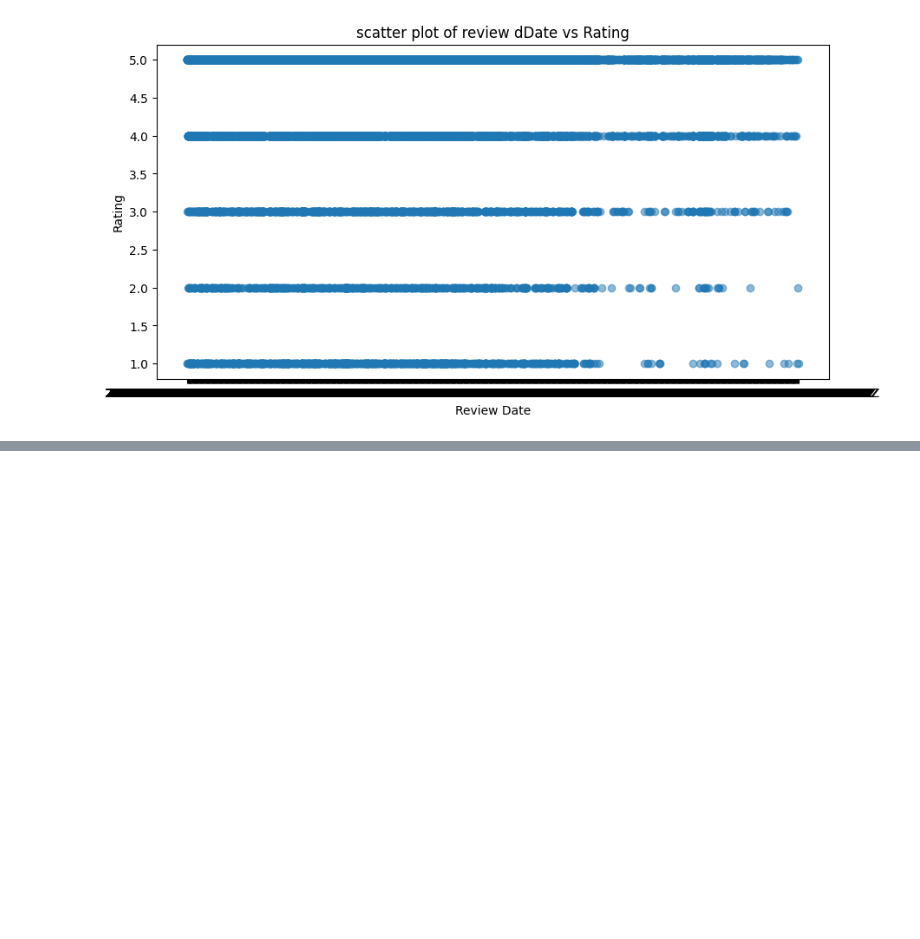
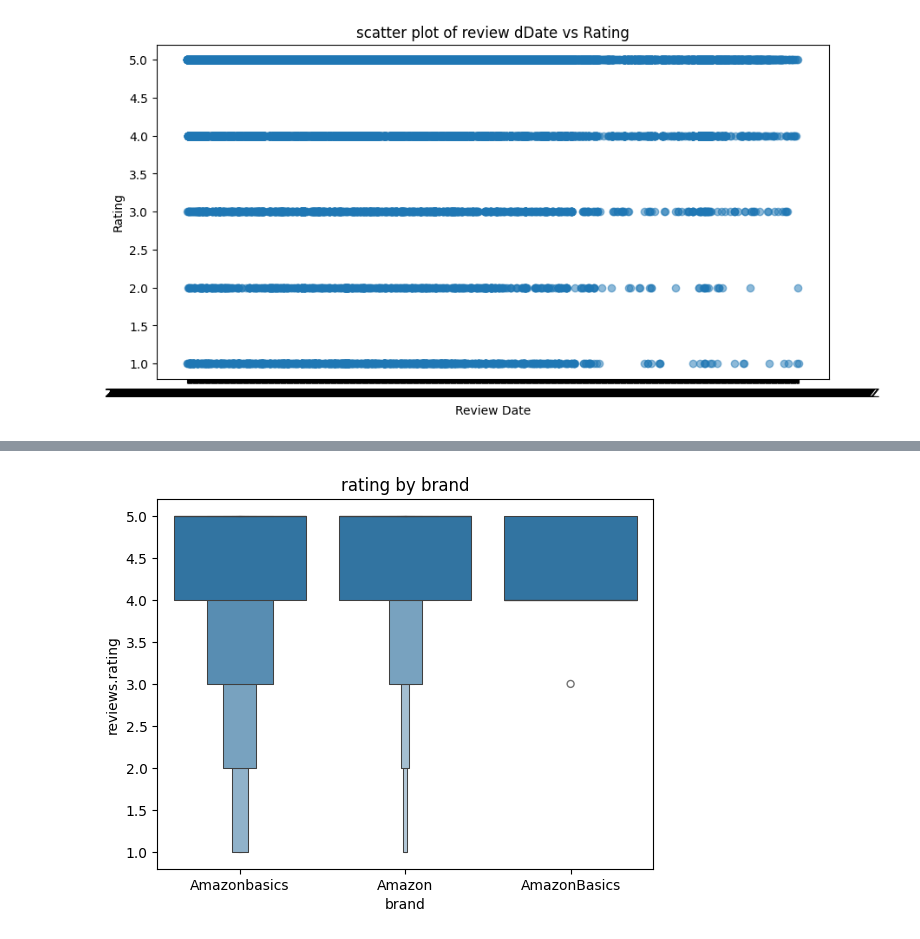
Before and after one commit to Sanoj12/automated-review-rating-system, a Jupyter notebook: notebooks/csv_data.ipynb, the cells around one changed output, grey strips where cells are left out. Cells and saved outputs as stored; diff of their text form; code cells hidden in the pictures; blank space fills up the shorter version.

```diff
--- a/notebooks/csv_data.ipynb
+++ b/notebooks/csv_data.ipynb
@@ -141,0 +159,8 @@ plt.show()
+# %%
+###box plot
+sns.boxenplot(x="brand" , y="reviews.rating" ,data=df)
+
+plt.title("rating by brand")
+plt.show()
+# %% [output]
+[figure, added]
```
Also changed, not shown: parts of 4 cells of this notebook, 1 other file.
